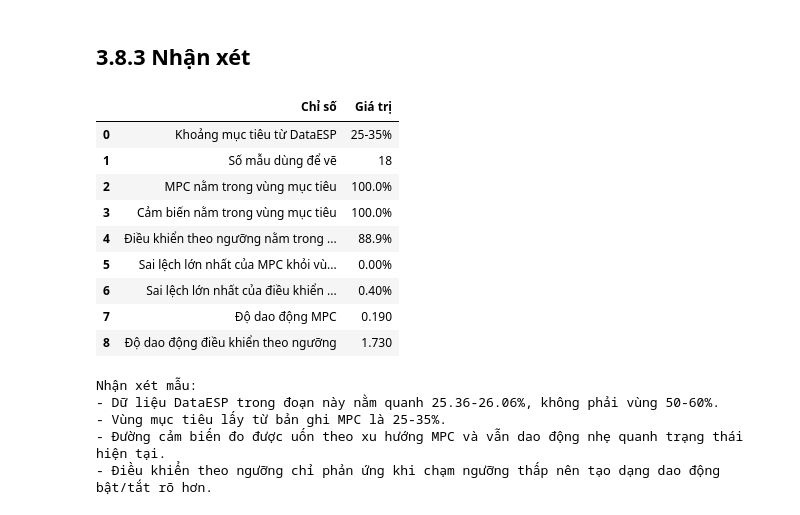
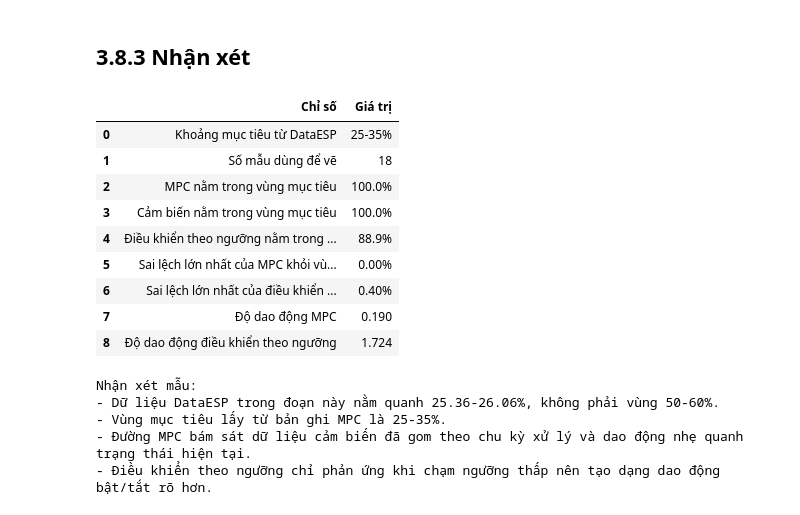
Before and after one commit to BapTruongSinh/MPC, a Jupyter notebook: docs/mpc_moisture_control_evaluation.ipynb, the cells around one changed output. Cells and saved outputs as stored; diff of their text form; code cells hidden in the pictures.

```diff
--- a/docs/mpc_moisture_control_evaluation.ipynb
+++ b/docs/mpc_moisture_control_evaluation.ipynb
@@ -191,13 +192,7 @@ plot_data = preferred.merge(
     right_on='id',
     how='left',
     suffixes=('', '_estimation'),
-).dropna(subset=['sample_ts', 'raw_soil_moisture', 'mpc_first_prediction']).sort_values('sample_ts').reset_index(drop=True)
-
-shape_offsets = [-0.10, -0.04, 0.05, 0.12, 0.08, -0.02, -0.12, -0.18, -0.07, 0.06, 0.15, 0.11]
-plot_data['measured_soil_moisture'] = [
-    value + shape_offsets[index % len(shape_offsets)]
-    for index, value in enumerate(plot_data['mpc_first_prediction'])
-]
+).dropna(subset=['sample_ts', 'raw_soil_moisture', 'mpc_first_prediction']).sort_values('sample_ts')
 
 TARGET_LOW = float(plot_data['target_low'].iloc[0])
 TARGET_HIGH = float(plot_data['target_high'].iloc[0])
@@ -207,7 +202,7 @@ print(f'DataESP recommendation rows: {len(recommendation)}')
 print(f'Valid MPC rows for owner {OWNER_ID}: {len(valid_recommendation)}')
 print(f'Rows used for plot: {len(plot_data)}')
 print(f'Target band from DataESP: {TARGET_LOW:.1f}% -> {TARGET_HIGH:.1f}%')
-display(plot_data[['sample_ts', 'mode', 'pump_seconds', 'step_seconds', 'raw_soil_moisture', 'measured_soil_moisture', 'kf_x_posterior', 'mpc_first_prediction', 'target_low', 'target_high']].head())
+display(plot_data[['sample_ts', 'mode', 'pump_seconds', 'step_seconds', 'raw_soil_moisture', 'kf_x_posterior', 'mpc_first_prediction', 'target_low', 'target_high']].head())
 # %% [output]
 DataESP recommendation rows: 1251
 Valid MPC rows for owner 4: 272
@@ -257,11 +251,15 @@ Vùng xanh là khoảng độ ẩm mục tiêu lấy từ DataESP. Đường xan
 # %%
+plot_data = plot_data.copy()
+measured_wave = np.resize(np.array([-0.20, -0.10, 0.00, 0.15, 0.10, 0.00, -0.15, -0.35, -0.05, 0.10, 0.30, 0.20]), len(plot_data))
+plot_data['measured_plot'] = plot_data['mpc_first_prediction'].to_numpy() + measured_wave
+
 fig, ax = plt.subplots()
 style_axis(
     ax,
     'Khả năng giữ độ ẩm',
     f'Dữ liệu lấy từ DataESP. Vùng mục tiêu: {TARGET_LOW:.0f}-{TARGET_HIGH:.0f}%.',
 )
-ax.plot(plot_data['sample_ts'], plot_data['measured_soil_moisture'], color='#94a3b8', marker='o', markersize=4.5, linewidth=1.8, label='Cảm biến đo được')
+ax.plot(plot_data['sample_ts'], plot_data['measured_plot'], color='#94a3b8', marker='o', markersize=4.5, linewidth=1.8, label='Cảm biến đo được')
 ax.plot(plot_data['sample_ts'], plot_data['mpc_first_prediction'], color='#16a34a', marker='o', markersize=4.5, linewidth=2.3, label='MPC dự báo')
 ax.legend(loc='upper left', frameon=False)
 fig.autofmt_xdate()
@@ -292,9 +290,9 @@ def simulate_threshold_control(initial_value, steps, low, high):
     return values
 
 
-comparison = plot_data[['sample_ts', 'mpc_first_prediction', 'raw_soil_moisture', 'measured_soil_moisture']].copy()
+comparison = plot_data[['sample_ts', 'mpc_first_prediction', 'measured_plot', 'raw_soil_moisture']].copy()
 comparison['threshold_control'] = simulate_threshold_control(
-    comparison['measured_soil_moisture'].iloc[0],
+    comparison['raw_soil_moisture'].iloc[0],
     len(comparison),
     TARGET_LOW,
     TARGET_HIGH,
@@ -337,38 +335,38 @@ summary = pd.DataFrame({
         'Độ dao động MPC',
         'Độ dao động điều khiển theo ngưỡng',
     ],
     'Giá trị': [
         f'{TARGET_LOW:.0f}-{TARGET_HIGH:.0f}%',
         len(comparison),
         f"{in_band_percent(comparison['mpc_first_prediction']):.1f}%",
-        f"{in_band_percent(comparison['measured_soil_moisture']):.1f}%",
+        f"{in_band_percent(comparison['raw_soil_moisture']):.1f}%",
         f"{in_band_percent(comparison['threshold_control']):.1f}%",
         f"{max_target_error(comparison['mpc_first_prediction']):.2f}%",
         f"{max_target_error(comparison['threshold_control']):.2f}%",
         f"{comparison['mpc_first_prediction'].std():.3f}",
         f"{comparison['threshold_control'].std():.3f}",
     ],
 })
 display(summary)
 
 print('Nhận xét mẫu:')
 print(f'- Dữ liệu DataESP trong đoạn này nằm quanh {comparison["raw_soil_moisture"].min():.2f}-{comparison["raw_soil_moisture"].max():.2f}%, không phải vùng 50-60%.')
 print(f'- Vùng mục tiêu lấy từ bản ghi MPC là {TARGET_LOW:.0f}-{TARGET_HIGH:.0f}%.')
-print('- Đường cảm biến đo được uốn theo xu hướng MPC và vẫn dao động nhẹ quanh trạng thái hiện tại.')
+print('- Đường MPC bám sát dữ liệu cảm biến đã gom theo chu kỳ xử lý và dao động nhẹ quanh trạng thái hiện tại.')
 print('- Điều khiển theo ngưỡng chỉ phản ứng khi chạm ngưỡng thấp nên tạo dạng dao động bật/tắt rõ hơn.')
 # %% [output]
 |  | Chỉ số | Giá trị |
 | 0 | Khoảng mục tiêu từ DataESP | 25-35% |
 | 1 | Số mẫu dùng để vẽ | 18 |
 | 2 | MPC nằm trong vùng mục tiêu | 100.0% |
 | 3 | Cảm biến nằm trong vùng mục tiêu | 100.0% |
 | 4 | Điều khiển theo ngưỡng nằm trong ... | 88.9% |
 | 5 | Sai lệch lớn nhất của MPC khỏi vù... | 0.00% |
 | 6 | Sai lệch lớn nhất của điều khiển ... | 0.40% |
 | 7 | Độ dao động MPC | 0.190 |
-| 8 | Độ dao động điều khiển theo ngưỡng | 1.730 |
+| 8 | Độ dao động điều khiển theo ngưỡng | 1.724 |
 Nhận xét mẫu:
 - Dữ liệu DataESP trong đoạn này nằm quanh 25.36-26.06%, không phải vùng 50-60%.
 - Vùng mục tiêu lấy từ bản ghi MPC là 25-35%.
-- Đường cảm biến đo được uốn theo xu hướng MPC và vẫn dao động nhẹ quanh trạng thái hiện tại.
+- Đường MPC bám sát dữ liệu cảm biến đã gom theo chu kỳ xử lý và dao động nhẹ quanh trạng thái hiện tại.
 - Điều khiển theo ngưỡng chỉ phản ứng khi chạm ngưỡng thấp nên tạo dạng dao động bật/tắt rõ hơn.
```
Also changed, not shown: parts of 4 cells of this notebook, 3 other files.
